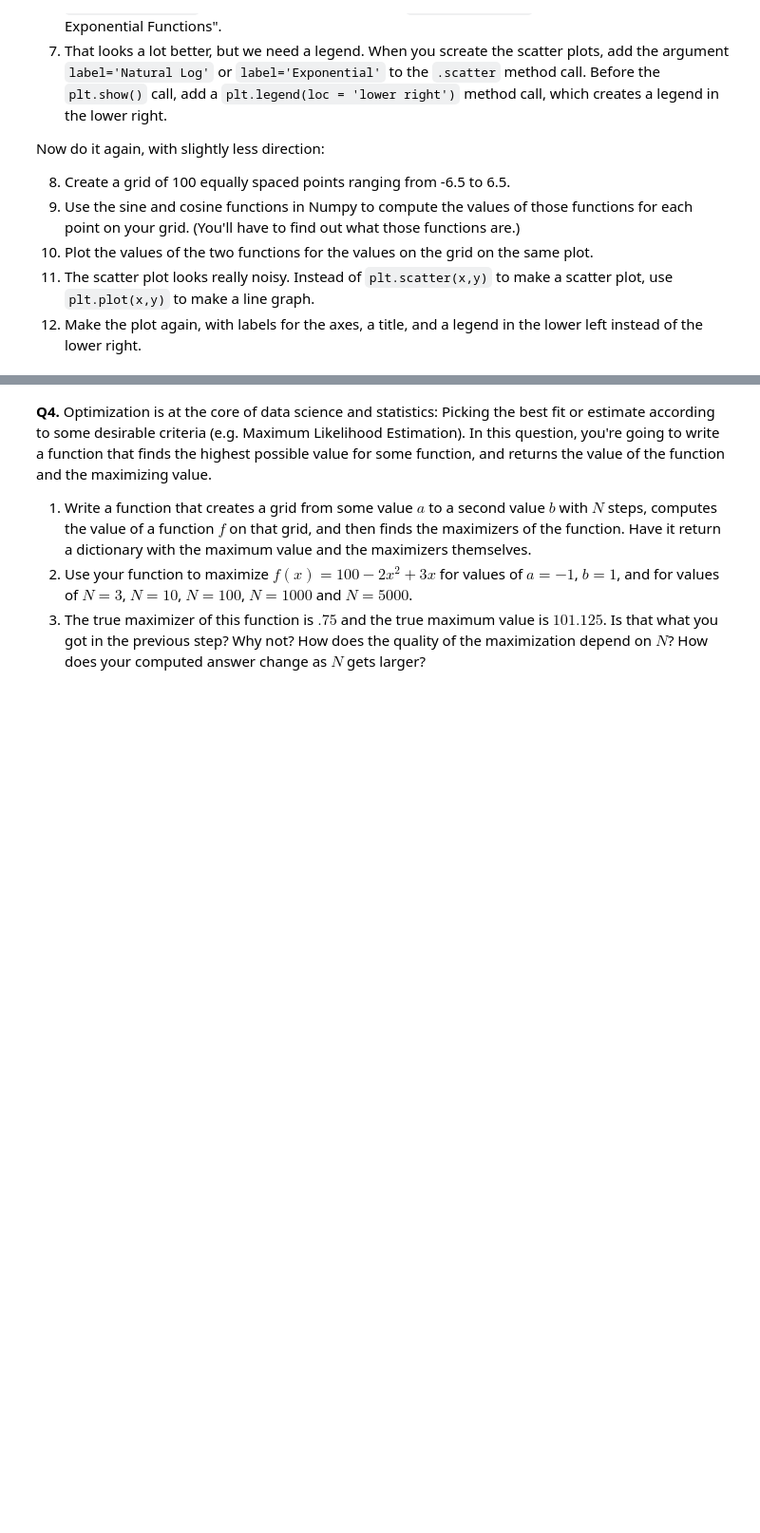
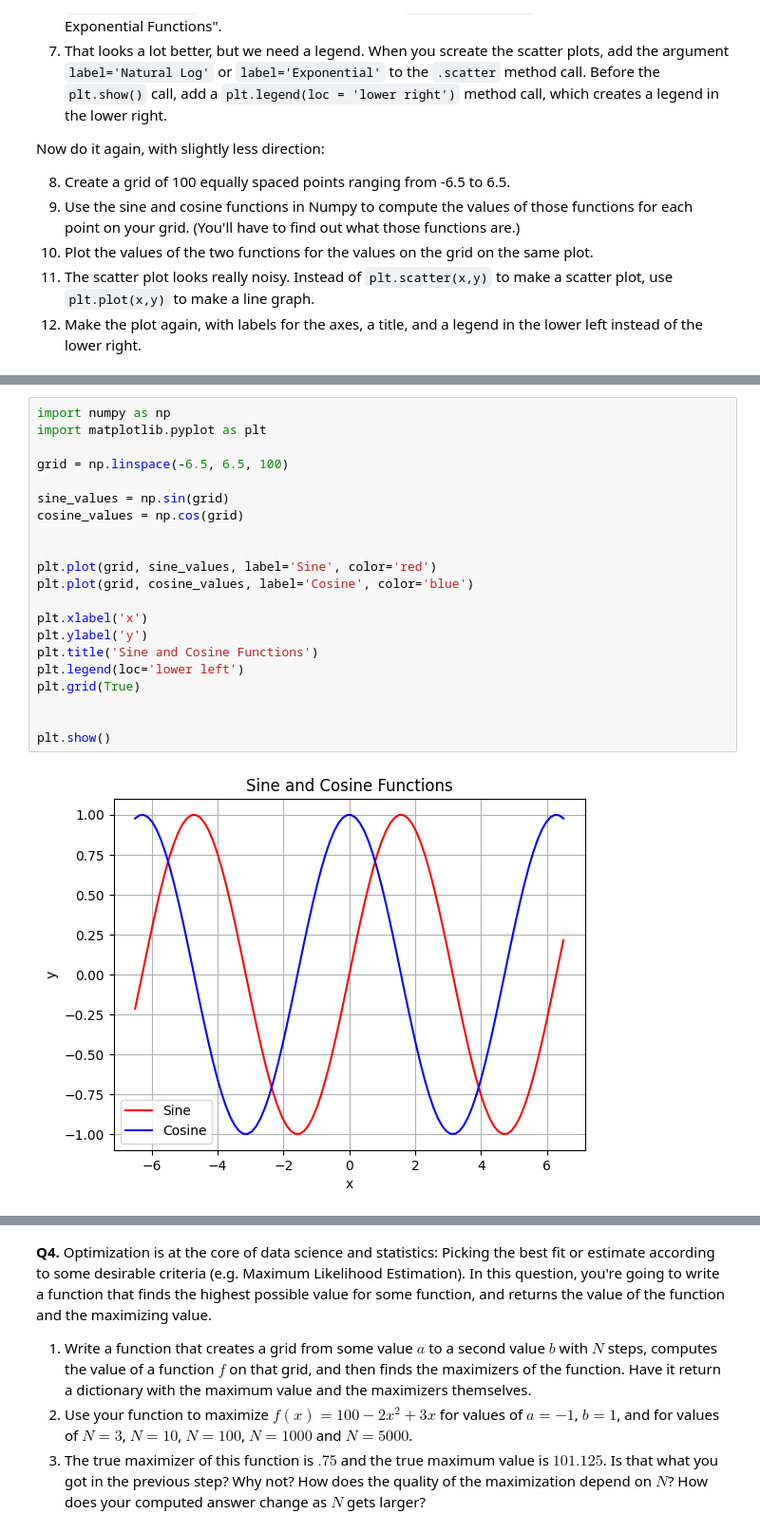
Before and after one commit to kimberlyyliuu/DS3001programming, a Jupyter notebook: assignment/assignment_programming.ipynb, the cells around one changed output, grey strips where cells are left out. Shown: that part at 95% size. Drawn from its saved outputs; the diff is of its cells as text; blank space fills up the shorter version.

```diff
--- a/assignment/assignment_programming.ipynb
+++ b/assignment/assignment_programming.ipynb
@@ -69,3 +75,26 @@ plt.show()
+# %%
+import numpy as np
+import matplotlib.pyplot as plt
+
+grid = np.linspace(-6.5, 6.5, 100)
+
+sine_values = np.sin(grid)
+cosine_values = np.cos(grid)
+
+
+plt.plot(grid, sine_values, label='Sine', color='red')
+plt.plot(grid, cosine_values, label='Cosine', color='blue')
+
+plt.xlabel('x')
+plt.ylabel('y')
+plt.title('Sine and Cosine Functions')
+plt.legend(loc='lower left')
+plt.grid(True)
+
+
+plt.show()
+# %% [output]
+[figure, added]
 # %% [markdown]
 **Q3.** This is a basic review of some statistics along with practice writing functions. Like we talked about, Python is a general purpose programming language and ships without basic data handling or statistical packages coded in. The beginning of the code chunk below generates random values for you to test your work on; since the random values are generates as NumPy arrays, you'll need to use the Numpy methods `np.sum(x)` to sum the vector $x$ and `np.sqrt(x)` to take the square roots of the values in $x$, as well as the Python function `len(x)` to get the length of $x$.
 
```
Also changed, not shown: parts of 3 cells of this notebook.
